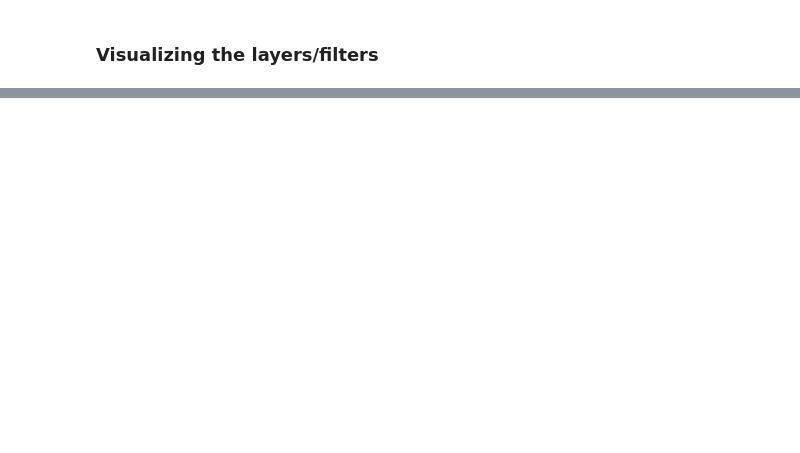
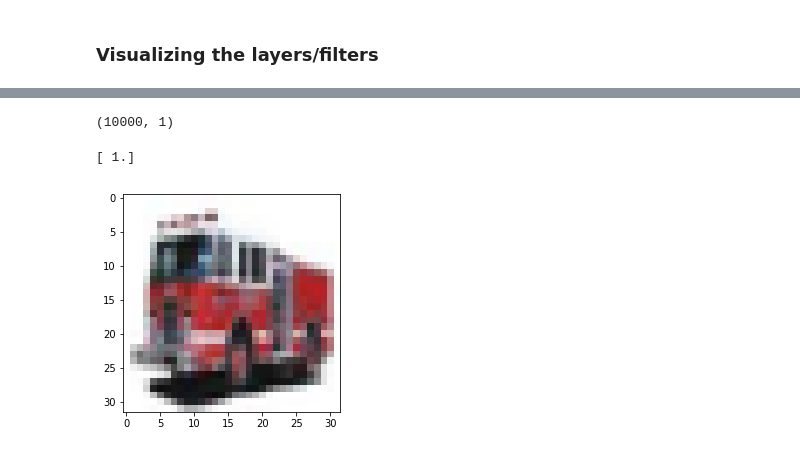
Before and after one commit to vwrj/cat-autoencoder, a Jupyter notebook: Car Autoencoder.ipynb, the cells around one changed output, grey strips where cells are left out. Drawn from its saved outputs; the diff is of its cells as text; code cells hidden in the pictures; blank space fills up the shorter version.

```diff
--- a/Car Autoencoder.ipynb
+++ b/Car Autoencoder.ipynb
@@ -36,0 +62,13 @@ print(x_test.shape)
+# %%
+not_cars = np.where(full_y_train!=1)[0] # indices of not_cars, 45000
+print(not_cars.shape)
+# keep 10% of the indices
+not_cars = np.delete(not_cars, np.s_[0:4500], axis=0)
+print(not_cars.shape)
+
+full_x_train = np.delete(full_x_train, not_cars, axis=0)
+full_x_train = full_x_train.astype('float32') / 255.
+full_y_train = np.delete(full_y_train, not_cars, axis=0)
+
+print(full_x_train.shape)
+print(full_y_train.shape)
@@ -197,0 +252,14 @@ plt.show()
+# %%
+input_img = Input(shape=(IMG_SIZE, IMG_SIZE, NUM_CHANNELS))
+model_base = load_model("0.52392_car_convolutional_autoencoder")
+# Freeze layers of the base model (our trained encoder)
+for layer in model_base.layers:
+    layer.trainable = False
+x = model_base.get_layer('conv3').output
+encoded = MaxPooling2D((2, 2), padding='same')(x)
+x = Flatten()(encoded)
+x = Dense(1, activation='sigmoid')(x)
+
+classifier = Model(model_base.input, x)
+classifier.compile(optimizer='adam', loss='binary_crossentropy', metrics=['accuracy'])
+classifier.summary()
@@ -197,0 +284,8 @@ plt.show()
+# %%
+
+# train
+classifier.fit(full_x_train, full_y_train,
+                epochs=50,
+                batch_size=256,
+                shuffle=True,
+                )
@@ -197,0 +311,15 @@ plt.show()
+# %%
+predictions = classifier.predict(x_test)
+predictions[predictions < 0.5] = 0
+predictions[predictions >= 0.5] = 1
+print(predictions.shape)
+# %% [output]
+(10000, 1)
+# %%
+ind = random.randint(0, 10000)
+print(predictions[ind])
+plt.imshow(x_test[ind])
+plt.show()
+# %% [output]
+[ 1.]
+[figure, added]
```
Also changed, not shown: parts of 15 cells of this notebook, 2 other files.
